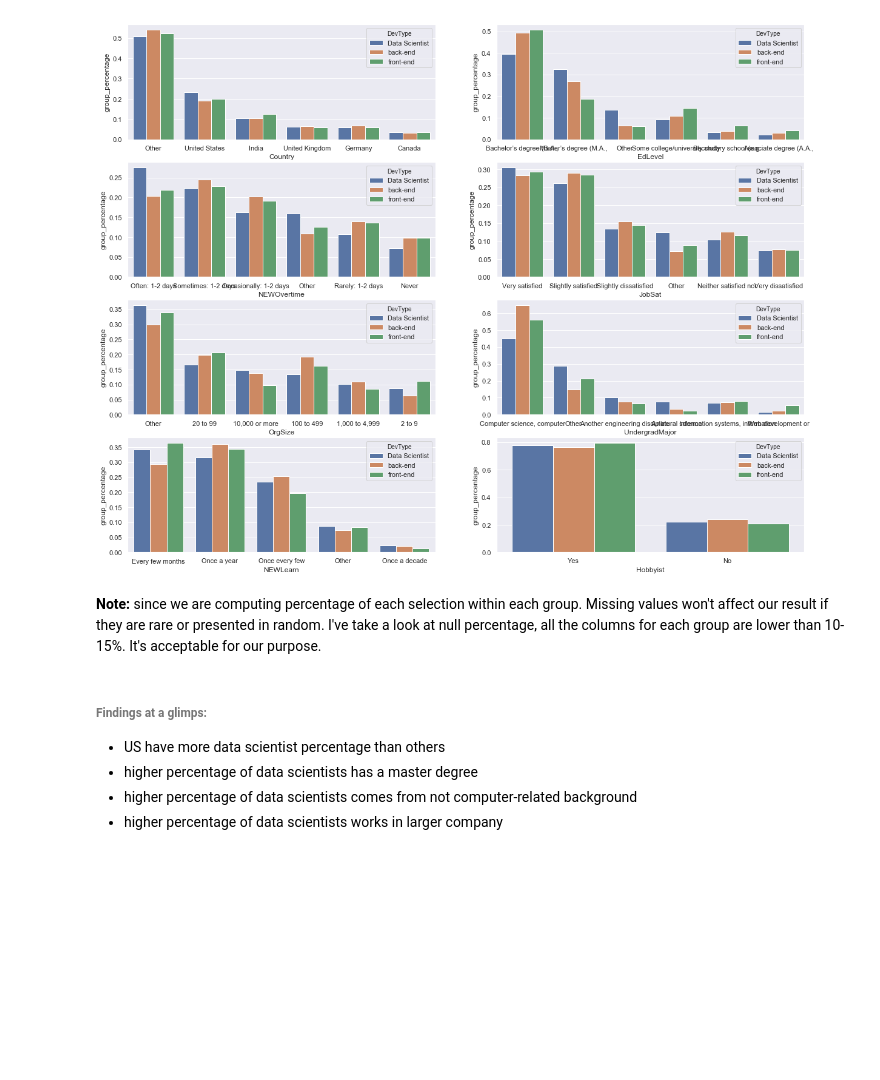
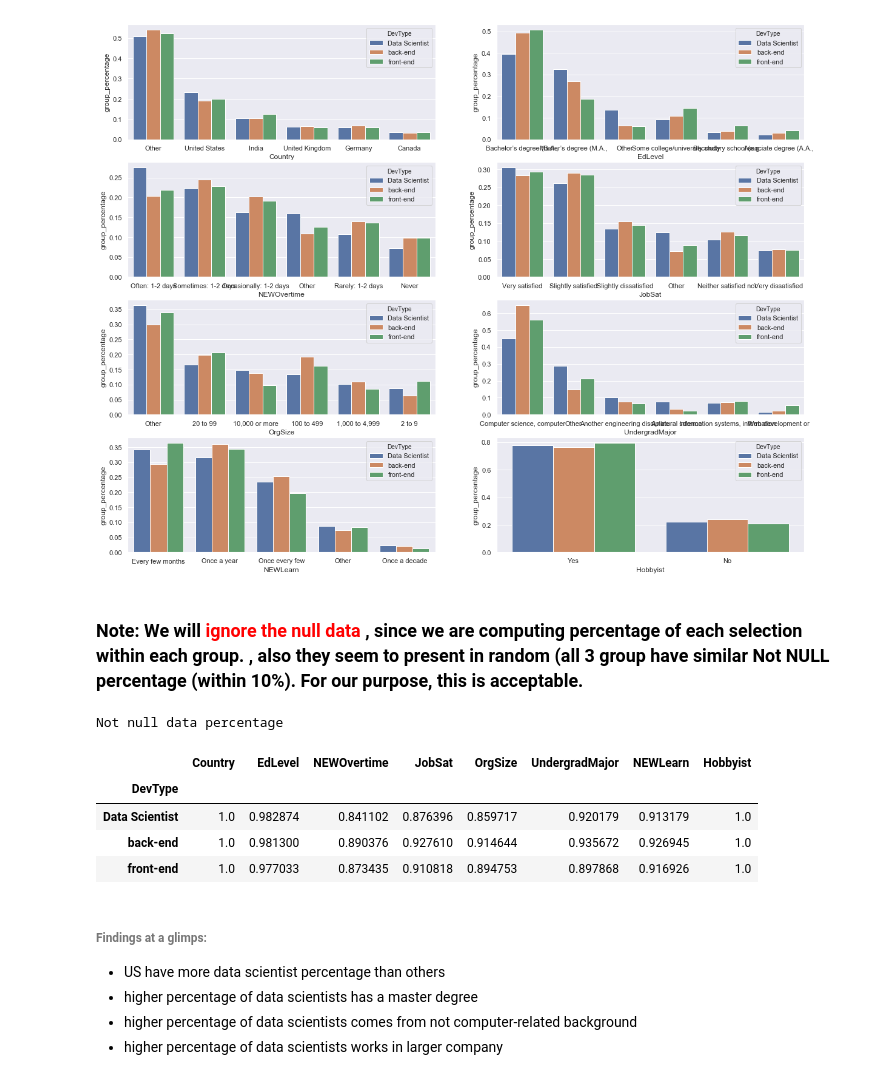
Before and after one commit to chengweiiii/stack-overflow-developer-survey-2020, a Jupyter notebook: stackoverflow_analytics.ipynb, the cells around one changed output. Saved outputs shown, nothing was run; the diff lists cells and outputs as text; code cells hidden in the pictures; blank space fills up the shorter version.

Commit message:
add CLEAR NULL DATA HEADER with H3

```diff
--- a/stackoverflow_analytics.ipynb
+++ b/stackoverflow_analytics.ipynb
@@ -228,8 +228,24 @@ for col in multi_sel_columns:
     index = index+1
 # %% [output]
 [figure]
-# %% [markdown]
-**Note:** since we are computing percentage of each selection within each group. Missing values won't affect our result if they are rare or presented in random. I've take a look at null percentage, all the columns for each group are lower than 10-15%. It's acceptable for our purpose.
+# %% [markdown]
+### **Note:** We will <font color=red> ignore the null data </font>, since we are computing percentage of each selection within each group. , also they seem to present in random (all 3 group have similar Not NULL percentage (within 10%). For our purpose, this is acceptable.
+# %%
+# we would like to compute "notnull count / total count"
+devType_count = analysis_data["DevType"].value_counts()
+cate_notnull_counts = analysis_data[["DevType"]+list(df_interested[multi_sel_columns].columns)].groupby("DevType").count()
+for devtype in dev_types_agg:
+    cate_notnull_counts.loc[devtype, :] = cate_notnull_counts.loc[devtype, :]/devType_count[devtype]
+# %%
+print("Not null data percentage")
+cate_notnull_counts
+# %% [output]
+Not null data percentage
+|  | Country | EdLevel | NEWOvertime | JobSat | OrgSize | UndergradMajor | NEWLearn | Hobbyist |
+| DevType |  |  |  |  |  |  |  |  |
+| Data Scientist | 1.0 | 0.982874 | 0.841102 | 0.876396 | 0.859717 | 0.920179 | 0.913179 | 1.0 |
+| back-end | 1.0 | 0.981300 | 0.890376 | 0.927610 | 0.914644 | 0.935672 | 0.926945 | 1.0 |
+| front-end | 1.0 | 0.977033 | 0.873435 | 0.910818 | 0.894753 | 0.897868 | 0.916926 | 1.0 |
 # %% [markdown]
 ###### Findings at a glimps:
 * US have more data scientist percentage than others
```
Also changed, not shown: parts of 5 cells of this notebook.
